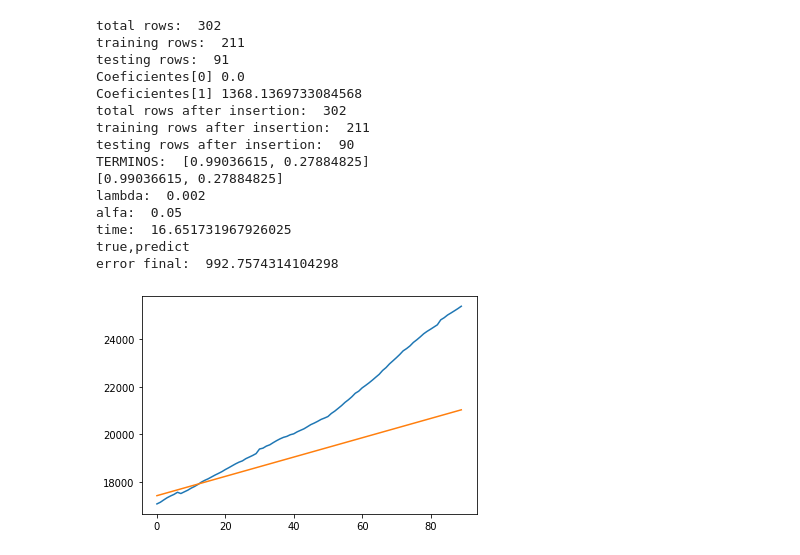
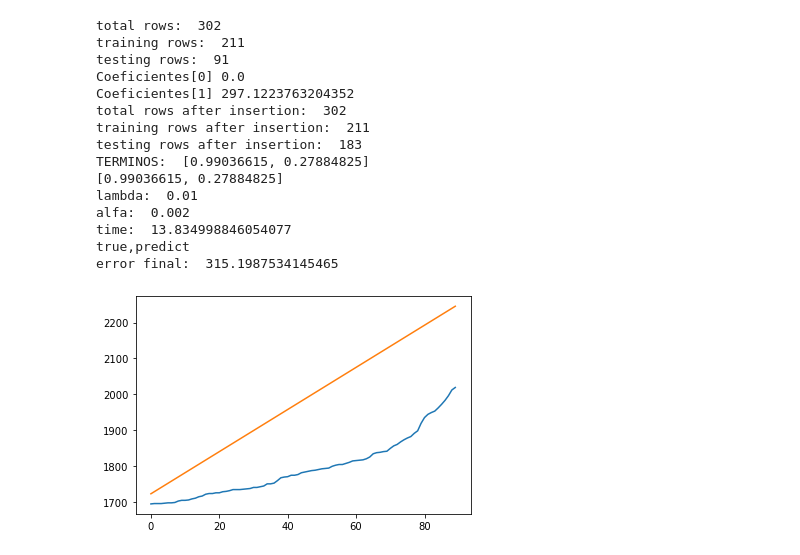
Before and after one commit to MenuMarino/Regresion-Covid, a Jupyter notebook: test.ipynb, the cells around one changed output. Cells and saved outputs as stored; diff of their text form; code cells hidden in the pictures.

```diff
--- a/test.ipynb
+++ b/test.ipynb
@@ -12,7 +12,7 @@ p: int = 2 # grado del polinomio de nuestro modelo de regresión no lineal
 DATE = 0; CONFIRMED = 1; DEATHS = 2;
 REGION_ORIG = 1; DATE = 2;
 
-filename = 'covid2.csv'
+filename = 'covid_ica.csv'
 y_training_ds = []
 x_training_ds = []
 x_testing_ds = []
@@ -68,8 +68,8 @@ w = [0.99036615, 0.27884825]
 print("TERMINOS: ", w)
 # landa = 0.2
 # alfa = 0.0015
-landa = 0.002
-alfa = 0.05
+landa = 0.01
+alfa = 0.002
 gamma = 0.9
 v = [0] * p
 print(w)
@@ -145,37 +145,37 @@ print('true,predict')
 # NOTE: descomentar lo de abajo para probar el error con la regresion de sklearn
 # w[0] = reg.coef_[0]
 # w[1] = reg.coef_[1]
 
 for i in range(q-1):
     unidades2.append(i)
     row = x_testing_ds[i]
     true = y_testing_ds[i]
     verdaderas.append(true)
     predicciones.append(h(w, x_testing_ds, i))
     # print(true,",",h(w, x_testing_ds, i))
 
   # w: [0.30685797 0.98797992]
   # l: 0.002
   # a: 0.05
   # 10 000 epocas mejoró
 
 plt.plot(unidades2, verdaderas)
 plt.plot(unidades2, predicciones)
 print('error final: ', mae(y_training_ds, h))
 # %% [output]
 total rows:  302
 training rows:  211
 testing rows:  91
 Coeficientes[0] 0.0
-Coeficientes[1] 1368.1369733084568
+Coeficientes[1] 297.1223763204352
 total rows after insertion:  302
 training rows after insertion:  211
-testing rows after insertion:  90
+testing rows after insertion:  183
 TERMINOS:  [0.99036615, 0.27884825]
 [0.99036615, 0.27884825]
-lambda:  0.002
-alfa:  0.05
-time:  16.651731967926025
+lambda:  0.01
+alfa:  0.002
+time:  13.834998846054077
 true,predict
-error final:  992.7574314104298
+error final:  315.1987534145465
-[figure, old version]
+[figure, new version]
```
Also changed, not shown: 5 other files.
